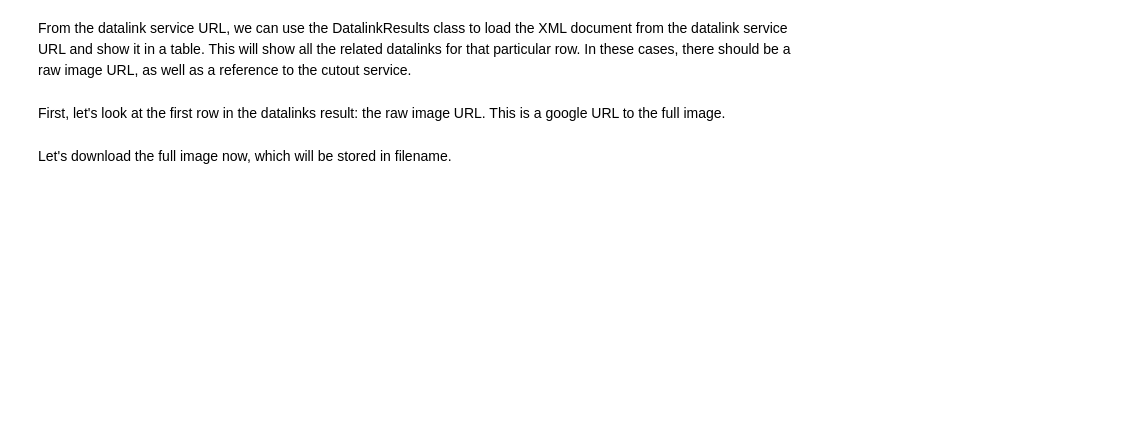
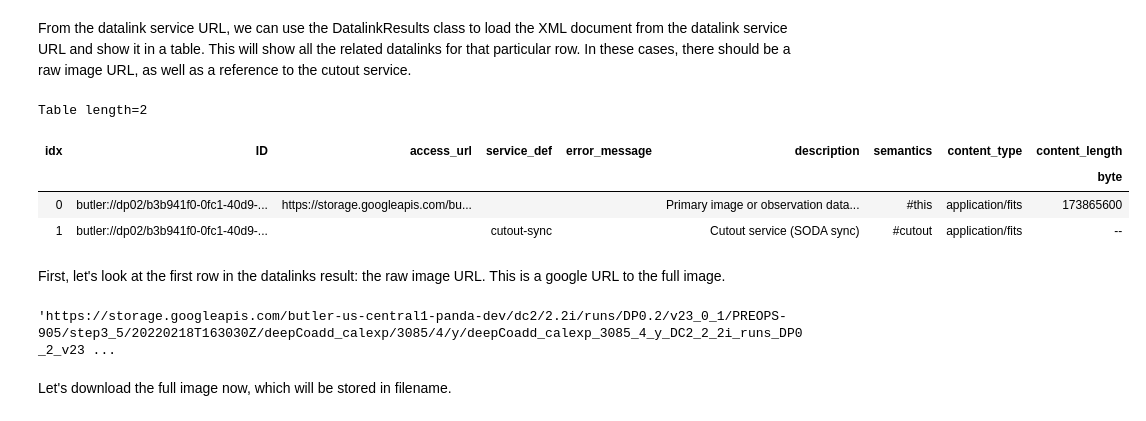
Before and after one commit to lsst-sqre/system-test, a Jupyter notebook: SODA ObsCore Datalink notebook.ipynb, the cells around one changed output. Saved outputs shown, nothing was run; the diff lists cells and outputs as text; code cells hidden in the pictures; blank space fills up the shorter version.

```diff
--- a/SODA ObsCore Datalink notebook.ipynb
+++ b/SODA ObsCore Datalink notebook.ipynb
@@ -22,6 +22,18 @@ from astropy.visualization.stretch import SinhStretch, LinearStretch, SqrtStretc
 
 afwDisplay.setDefaultBackend('matplotlib')
 service = get_tap_service()
+# %%
+# Here are some wrapper functions we could move into lsst.rsp
+from pyvo.dal.adhoc import DatalinkResults
+
+tap_service = get_tap_service()
+
+def get_datalink_result(result):
+    return DatalinkResults.from_result_url(result.getdataurl(),session=tap_service._session)
+
+def get_sodaquery(result):
+    return SodaQuery.from_resource(result, result.get_adhocservice_by_id("cutout-sync"),
+                                   session=tap_service._session)
 # %% [markdown]
 If you already know the butler ID, here is how  you can write a query to query against a butler UUID instead of just a random image.
 
@@ -62,14 +99,22 @@ f"Datalink link service url: {result.getdataurl()}"
 # %% [markdown]
 From the datalink service URL, we can use the DatalinkResults class to load the XML document from the datalink service URL and show it in a table.  This will show all the related datalinks for that particular row.  In these cases, there should be a raw image URL, as well as a reference to the cutout service.
 # %%
-dl_results = DatalinkResults.from_result_url(result.getdataurl(),session=service._session)
-dl_results.to_table().show_in_notebook()
+dl_result = get_datalink_result(result)
+dl_result.to_table().show_in_notebook()
+# %% [output]
+Table length=2
+| idx | ID | access_url | service_def | error_message | description | semantics | content_type | content_length |
+|  |  |  |  |  |  |  |  | byte |
+| 0 | butler://dp02/b3b941f0-0fc1-40d9-... | https://storage.googleapis.com/bu... |  |  | Primary image or observation data... | #this | application/fits | 173865600 |
+| 1 | butler://dp02/b3b941f0-0fc1-40d9-... |  | cutout-sync |  | Cutout service (SODA sync) | #cutout | application/fits | -- |
 # %% [markdown]
 First, let's look at the first row in the datalinks result: the raw image URL.  This is a google URL to the full image.
 # %%
 # Full image of calexp - not a cutout
-image_url = dl_results.getrecord(0).get('access_url')
+image_url = dl_result.getrecord(0).get('access_url')
 image_url
+# %% [output]
+'https://storage.googleapis.com/butler-us-central1-panda-dev/dc2/2.2i/runs/DP0.2/v23_0_1/PREOPS-905/step3_5/20220218T163030Z/deepCoadd_calexp/3085/4/y/deepCoadd_calexp_3085_4_y_DC2_2_2i_runs_DP0_2_v23 ...
 # %% [markdown]
 Let's download the full image now, which will be stored in filename.
 # %%
```
Also changed, not shown: parts of 8 cells of this notebook, 1 other file.
